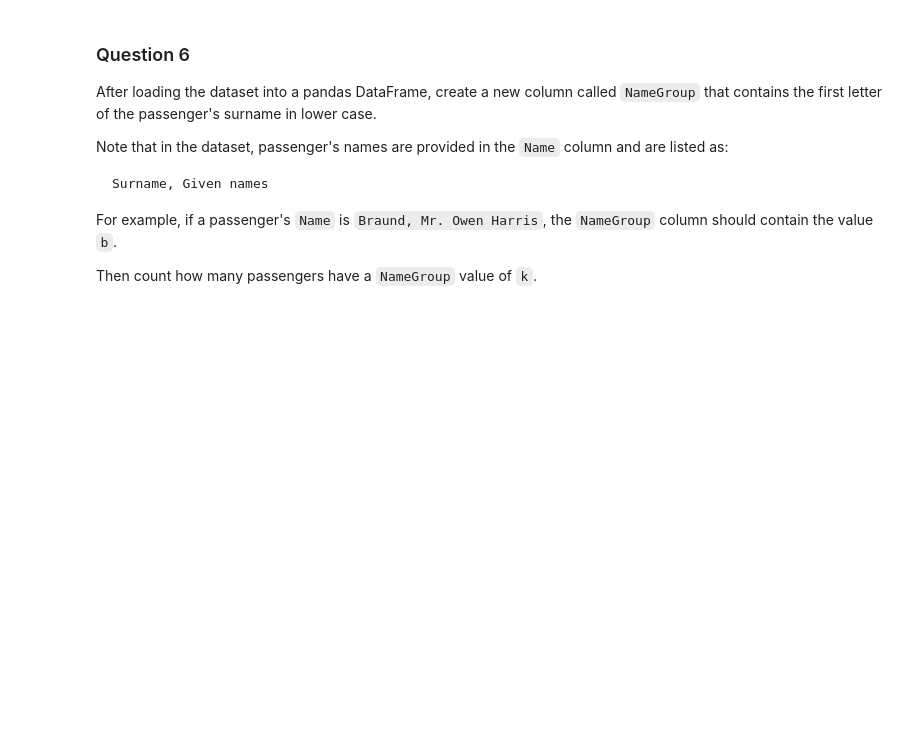
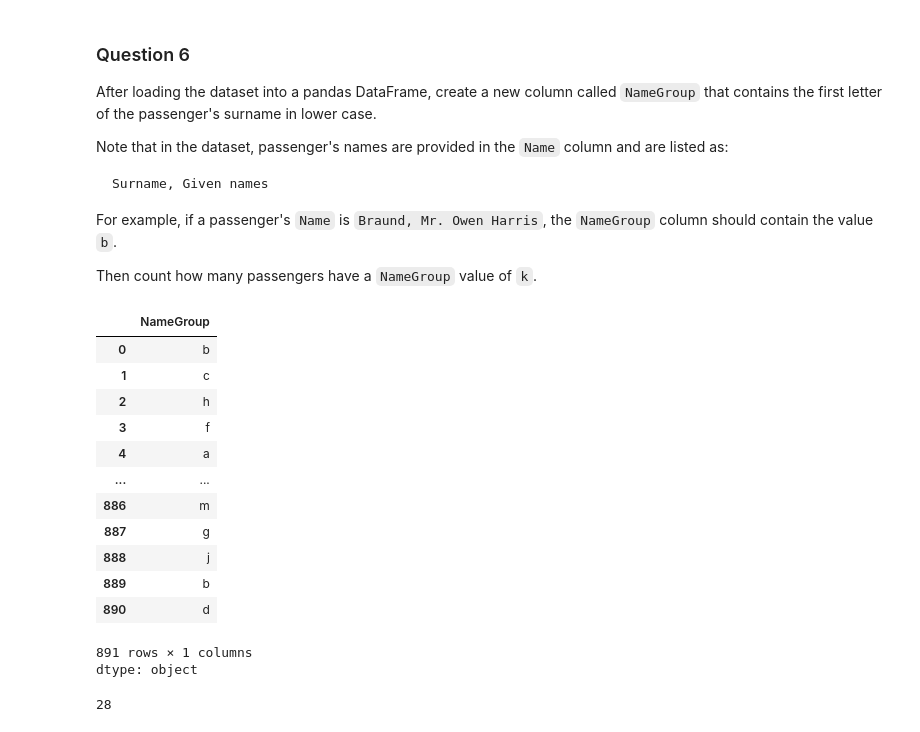
Before and after one commit to jschaefer18/Housing-Data-Analysis, a Jupyter notebook: notebooks/module01-assessment.ipynb, the cells around one changed output. Cells and saved outputs as stored; diff of their text form; code cells hidden in the pictures; blank space fills up the shorter version.

```diff
--- a/notebooks/module01-assessment.ipynb
+++ b/notebooks/module01-assessment.ipynb
@@ -61,3 +123,25 @@ Note that in the dataset, passenger's names are provided in the `Name` column an
 For example, if a passenger's `Name` is `Braund, Mr. Owen Harris`, the `NameGroup` column should contain the value `b`.
 
 Then count how many passengers have a `NameGroup` value of `k`.
+# %%
+df['NameGroup'] = df['Name'].str.split(",").str[0].str.get(0).str.lower()
+df['NameGroup']
+# %% [output]
+|  | NameGroup |
+| 0 | b |
+| 1 | c |
+| 2 | h |
+| 3 | f |
+| 4 | a |
+| ... | ... |
+| 886 | m |
+| 887 | g |
+| 888 | j |
+| 889 | b |
+| 890 | d |
+891 rows × 1 columns
+dtype: object
+# %%
+df[df['NameGroup'] == 'k'].shape[0]
+# %% [output]
+28
```
Also changed, not shown: parts of 8 cells of this notebook.
